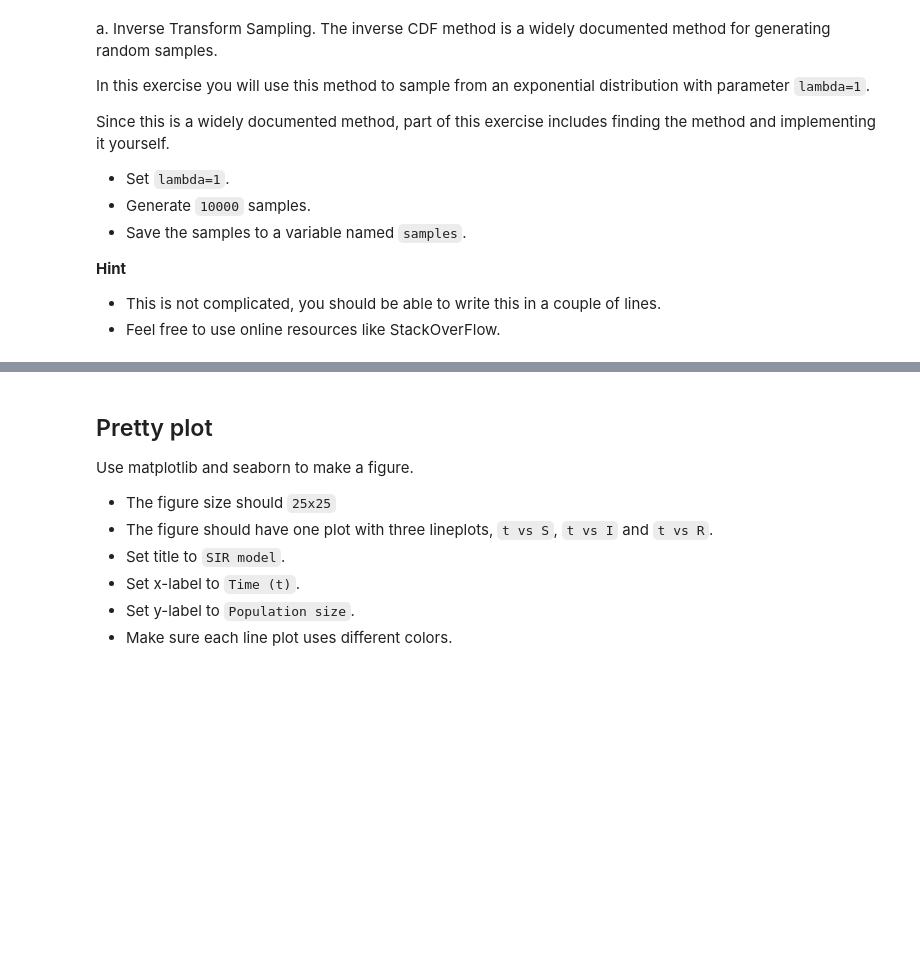
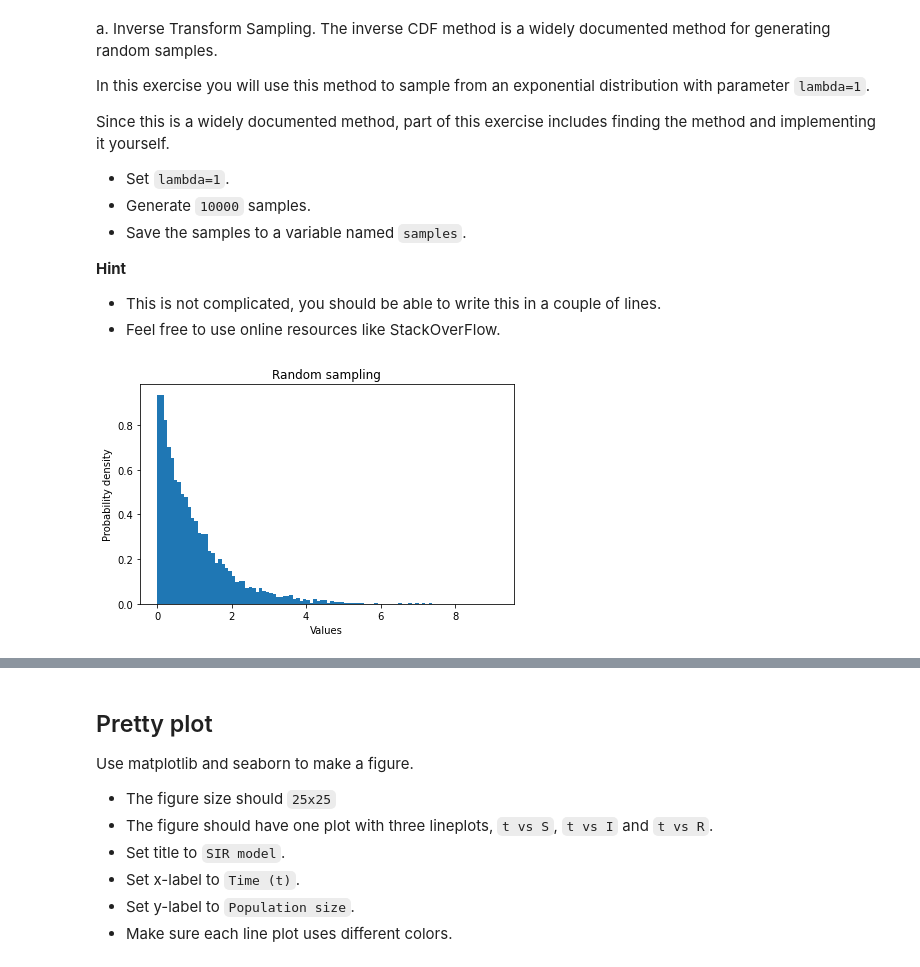
Before and after one commit to smishr97/38610, a Jupyter notebook: Modern_Programming_for_Data_Analytics_Homework_2.ipynb, the cells around one changed output, grey strips where cells are left out. Saved outputs shown, nothing was run; the diff lists cells and outputs as text; code cells hidden in the pictures; blank space fills up the shorter version.

```diff
--- a/Modern_Programming_for_Data_Analytics_Homework_2.ipynb
+++ b/Modern_Programming_for_Data_Analytics_Homework_2.ipynb
@@ -79,5 +79,5 @@ c. Use `ip2geotools` to get information about the IPs. Use the method `get` from
 # %%
 from ip2geotools.databases.noncommercial import DbIpCity
 
-response = [DbIpCity.get(x, api_key='free').to_json() for x in address]
+responses = [DbIpCity.get(x, api_key='free').to_json() for x in address]
 # response.to_json()
@@ -110,0 +109,3 @@ d. Data cleanup. Some of the responses have empty fields for `latitude` and `lon
+# %%
+import json
+response = [x for x in responses if json.loads(x).get('latitude') is not None and json.loads(x).get('longitude') is not None]
@@ -193,21 +227,25 @@ Since this is a widely documented method, part of this exercise includes finding
 # %%
 # INSERT CODE IN THIS CELL
 import numpy as np
 import matplotlib.pyplot as plt
 
 np.random.seed(123)
 
-# <--- INSERT CODE HERE -->
-# <--- INSERT CODE HERE -->
+lmbda = 1
+n = 10000
+U = np.random.uniform(0,1,n)
+samples = [-np.log(1-x)/lmbda for x in U]
 
 num_bins=100
 fig, ax = plt.subplots()
 n, bins, patches = ax.hist(samples, num_bins, density=True)
 ax.set_xlabel('Values')
 ax.set_ylabel('Probability density')
 ax.set_title(r'Random sampling')
 fig.tight_layout()
 plt.show()
+# %% [output]
+[figure, added]
 # %% [markdown]
 # Exercise - SIR model
 The SIR model is a simple mathematical model of epidemics. The entities in this model stand for
```
Also changed, not shown: parts of 10 cells of this notebook.
